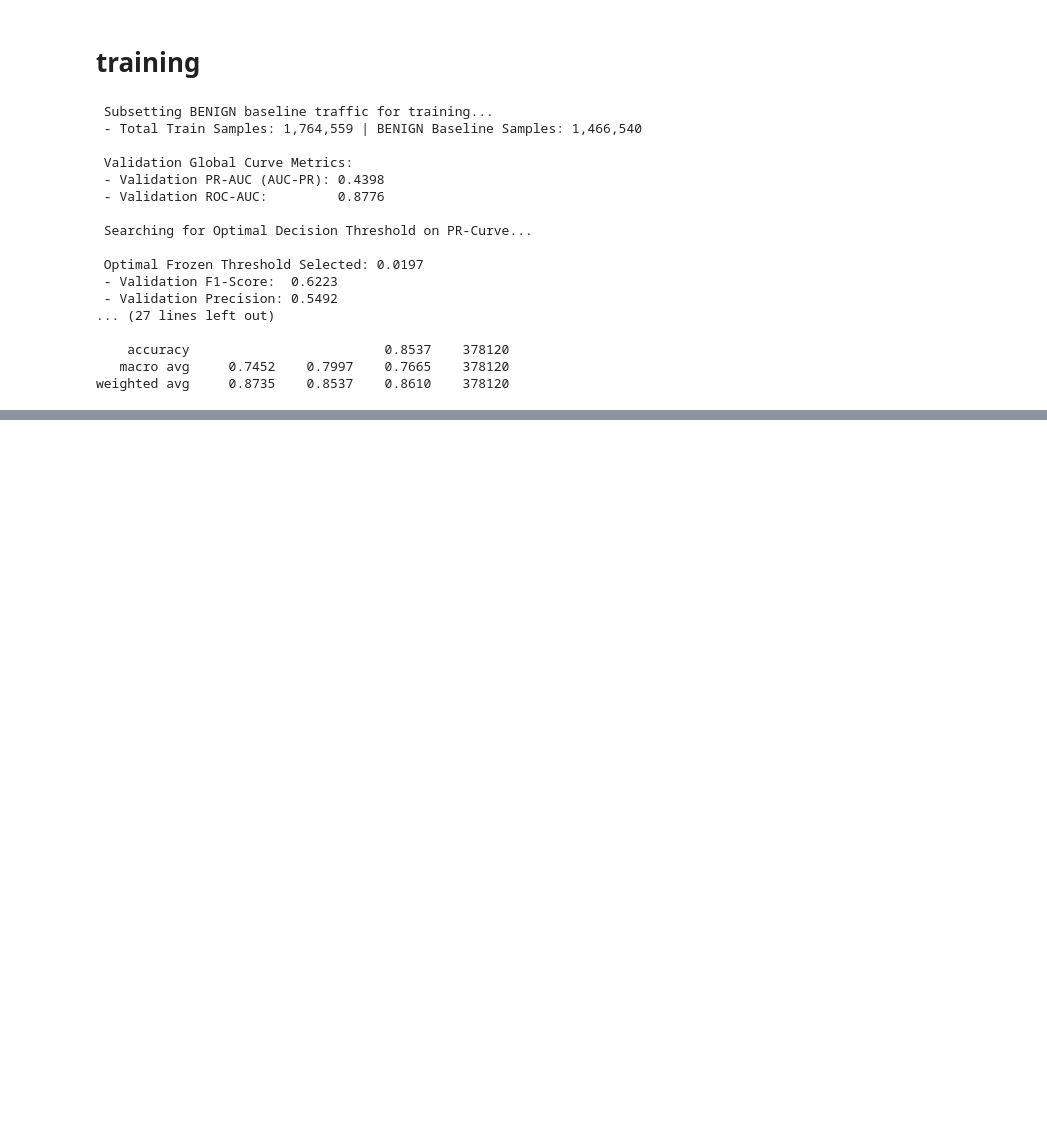
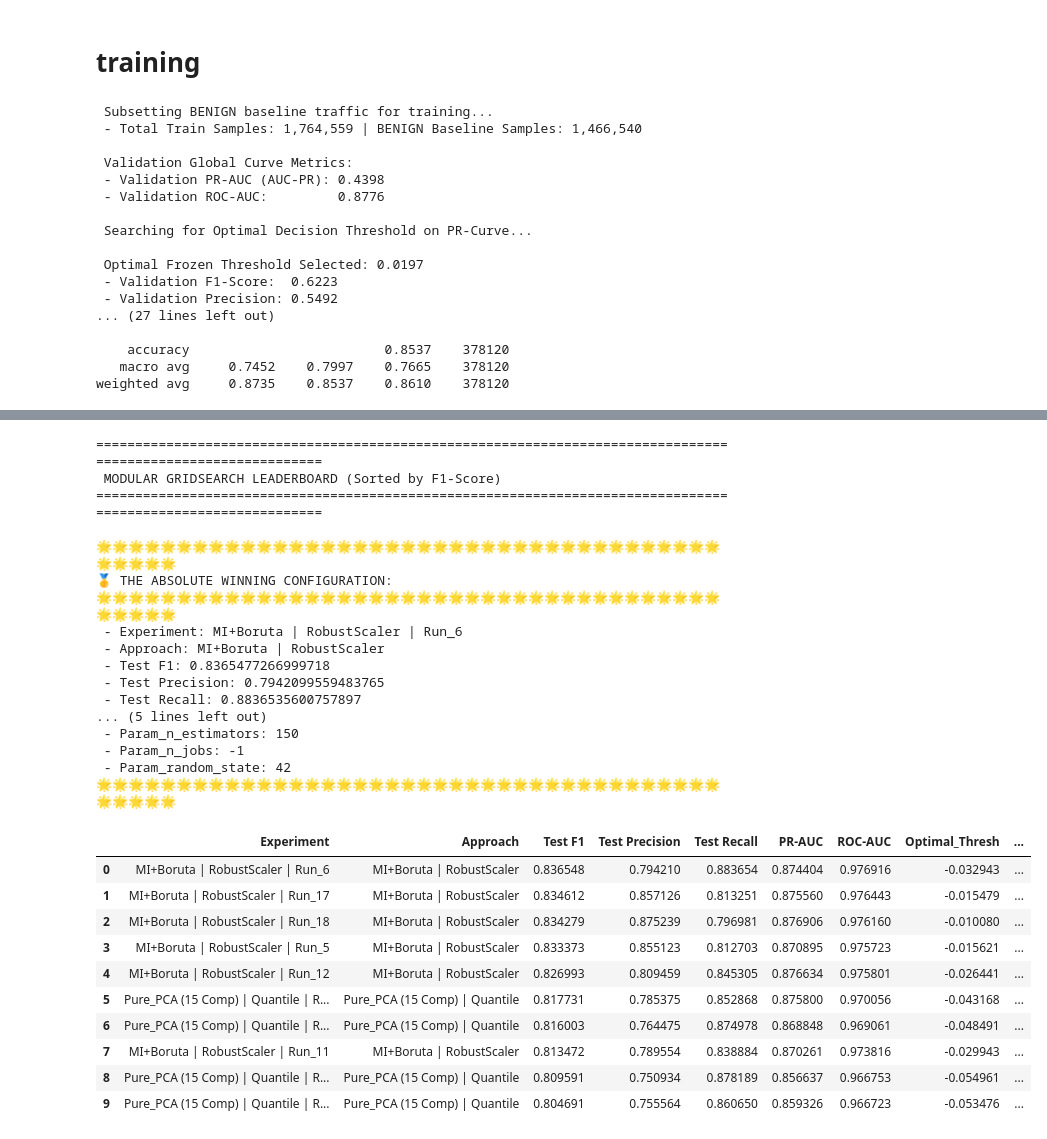
Before and after one commit to lobnaahmed850/Grad-Project, a Jupyter notebook: network-anomaly-detection/notebooks/02_isolation_forest.ipynb, the cells around one changed output, grey strips where cells are left out. Saved outputs shown, nothing was run; the diff lists cells and outputs as text; code cells hidden in the pictures; blank space fills up the shorter version.

```diff
--- a/network-anomaly-detection/notebooks/02_isolation_forest.ipynb
+++ b/network-anomaly-detection/notebooks/02_isolation_forest.ipynb
@@ -498,12 +518,12 @@ def run_mi_boruta_feature_selection(
 # %%
 # Apply Pearson Redundancy Filter on Training Set Only
 X_train_pearson, dropped_pearson = remove_pearson_redundant_features(
-    X_train_prep, threshold=0.90
+    X_train_prep, threshold=0.9
 )
 
 # Apply MI-Boruta Hybrid Feature Selection
 selected_cols = run_mi_boruta_feature_selection(
-    X_train_pearson, y_train, mi_threshold=0.01, sample_size=150000, max_iter=30
+    X_train_pearson, y_train, mi_threshold=0.05, sample_size=150000, max_iter=50
 )
 # %% [output]
 were excluded 30 / reamining : 46
@@ -835,0 +1493,21 @@ print("✅Measured data sets were successfully saved in scaled_datasets.npz!")
+# %%
+quantile_scaler = QuantileTransformer(output_distribution="normal", random_state=42)
+X_tr_mi_quantile = quantile_scaler.fit_transform(X_tr_mi)
+X_va_mi_quantile = quantile_scaler.transform(X_va_mi)
+X_te_mi_quantile = quantile_scaler.transform(X_te_mi)
+# %%
+X_tr_all = X_train_prep.copy().fillna(X_train_prep.median())
+X_va_all = X_val_prep.copy().fillna(X_train_prep.median())
+X_te_all = X_test_prep.copy().fillna(X_test_prep.median())
+
+pca_scaler = QuantileTransformer(output_distribution="normal", random_state=42)
+X_tr_all_scaled = pca_scaler.fit_transform(X_tr_all)
+X_va_all_scaled = pca_scaler.transform(X_va_all)
+X_te_all_scaled = pca_scaler.transform(X_te_all)
+
+pca = PCA(n_components=15, random_state=42)
+X_tr_pca = pca.fit_transform(X_tr_all_scaled)
+X_va_pca = pca.transform(X_va_all_scaled)
+X_te_pca = pca.transform(X_te_all_scaled)
+
+print("\n✅ All variables are successfully initialized and stored!\n")
@@ -835,0 +1608,49 @@ print("✅Measured data sets were successfully saved in scaled_datasets.npz!")
+# %%
+print("\n" + "=" * 110)
+print(" MODULAR GRIDSEARCH LEADERBOARD (Sorted by F1-Score)")
+print("=" * 110)
+
+leaderboard_df = pd.DataFrame(results_list)
+leaderboard_df = leaderboard_df.sort_values(by="Test F1", ascending=False).reset_index(
+    drop=True
+)
+
+# طباعة الفائز المطلق
+best_run = leaderboard_df.iloc[0]
+print("\n" + "🌟" * 44)
+print("🥇 THE ABSOLUTE WINNING CONFIGURATION:")
+print("🌟" * 44)
+for col, val in best_run.items():
+    print(f" - {col}: {val}")
+print("🌟" * 44 + "\n")
+
+display(leaderboard_df.head(10))
+# %% [output]
+==============================================================================================================
+ MODULAR GRIDSEARCH LEADERBOARD (Sorted by F1-Score)
+==============================================================================================================
+
+🌟🌟🌟🌟🌟🌟🌟🌟🌟🌟🌟🌟🌟🌟🌟🌟🌟🌟🌟🌟🌟🌟🌟🌟🌟🌟🌟🌟🌟🌟🌟🌟🌟🌟🌟🌟🌟🌟🌟🌟🌟🌟🌟🌟
+🥇 THE ABSOLUTE WINNING CONFIGURATION:
+🌟🌟🌟🌟🌟🌟🌟🌟🌟🌟🌟🌟🌟🌟🌟🌟🌟🌟🌟🌟🌟🌟🌟🌟🌟🌟🌟🌟🌟🌟🌟🌟🌟🌟🌟🌟🌟🌟🌟🌟🌟🌟🌟🌟
+ - Experiment: MI+Boruta | RobustScaler | Run_6
+ - Approach: MI+Boruta | RobustScaler
+ - Test F1: 0.8365477266999718
+ - Test Precision: 0.7942099559483765
+ - Test Recall: 0.8836535600757897
+... (5 lines left out)
+ - Param_n_estimators: 150
+ - Param_n_jobs: -1
+ - Param_random_state: 42
+🌟🌟🌟🌟🌟🌟🌟🌟🌟🌟🌟🌟🌟🌟🌟🌟🌟🌟🌟🌟🌟🌟🌟🌟🌟🌟🌟🌟🌟🌟🌟🌟🌟🌟🌟🌟🌟🌟🌟🌟🌟🌟🌟🌟
+|  | Experiment | Approach | Test F1 | Test Precision | Test Recall | PR-AUC | ROC-AUC | Optimal_Thresh | ... |
+| 0 | MI+Boruta | RobustScaler | Run_6 | MI+Boruta | RobustScaler | 0.836548 | 0.794210 | 0.883654 | 0.874404 | 0.976916 | -0.032943 | ... |
+| 1 | MI+Boruta | RobustScaler | Run_17 | MI+Boruta | RobustScaler | 0.834612 | 0.857126 | 0.813251 | 0.875560 | 0.976443 | -0.015479 | ... |
+| 2 | MI+Boruta | RobustScaler | Run_18 | MI+Boruta | RobustScaler | 0.834279 | 0.875239 | 0.796981 | 0.876906 | 0.976160 | -0.010080 | ... |
+| 3 | MI+Boruta | RobustScaler | Run_5 | MI+Boruta | RobustScaler | 0.833373 | 0.855123 | 0.812703 | 0.870895 | 0.975723 | -0.015621 | ... |
+| 4 | MI+Boruta | RobustScaler | Run_12 | MI+Boruta | RobustScaler | 0.826993 | 0.809459 | 0.845305 | 0.876634 | 0.975801 | -0.026441 | ... |
+| 5 | Pure_PCA (15 Comp) | Quantile | R... | Pure_PCA (15 Comp) | Quantile | 0.817731 | 0.785375 | 0.852868 | 0.875800 | 0.970056 | -0.043168 | ... |
+| 6 | Pure_PCA (15 Comp) | Quantile | R... | Pure_PCA (15 Comp) | Quantile | 0.816003 | 0.764475 | 0.874978 | 0.868848 | 0.969061 | -0.048491 | ... |
+| 7 | MI+Boruta | RobustScaler | Run_11 | MI+Boruta | RobustScaler | 0.813472 | 0.789554 | 0.838884 | 0.870261 | 0.973816 | -0.029943 | ... |
+| 8 | Pure_PCA (15 Comp) | Quantile | R... | Pure_PCA (15 Comp) | Quantile | 0.809591 | 0.750934 | 0.878189 | 0.856637 | 0.966753 | -0.054961 | ... |
+| 9 | Pure_PCA (15 Comp) | Quantile | R... | Pure_PCA (15 Comp) | Quantile | 0.804691 | 0.755564 | 0.860650 | 0.859326 | 0.966723 | -0.053476 | ... |
```
Also changed, not shown: parts of 31 cells of this notebook.
